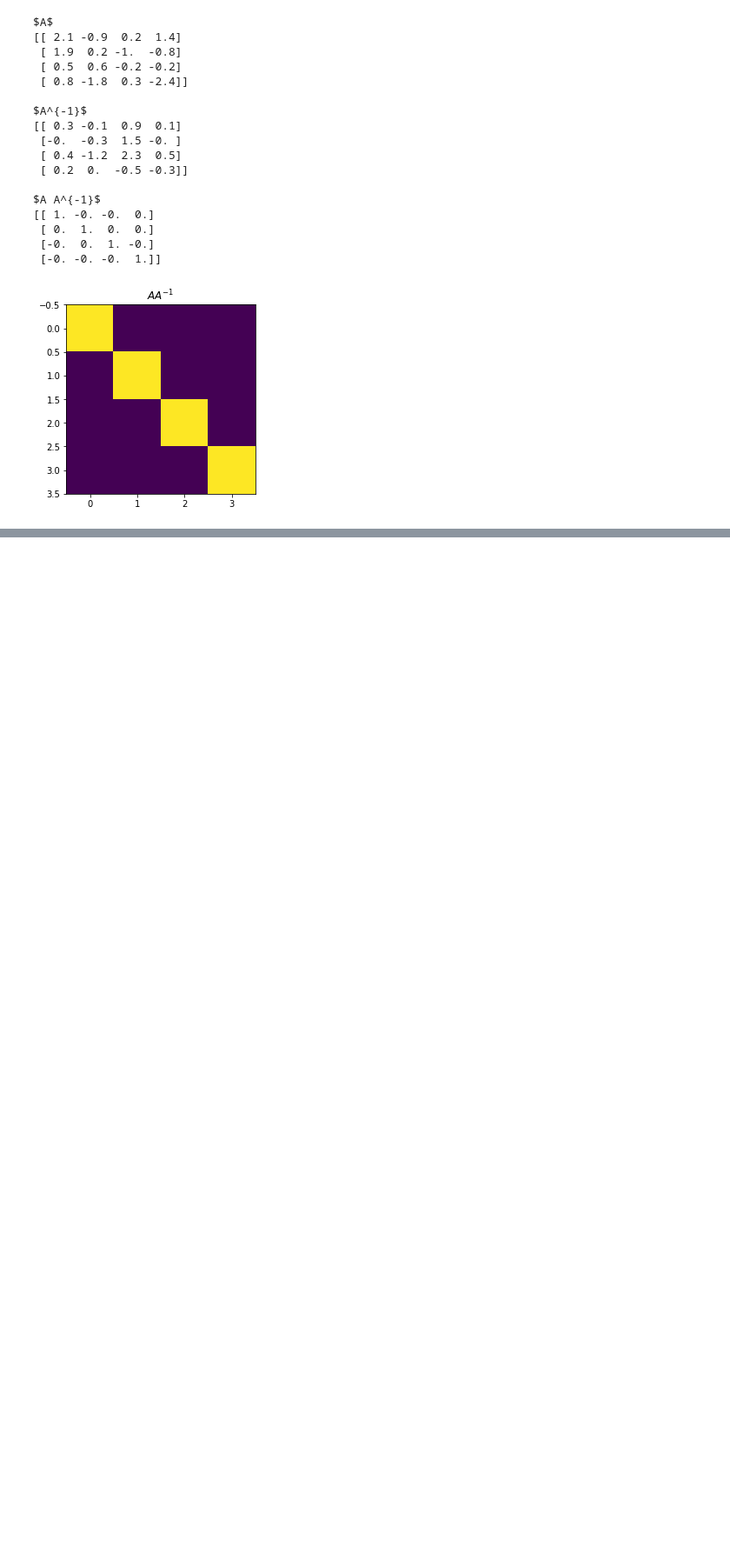
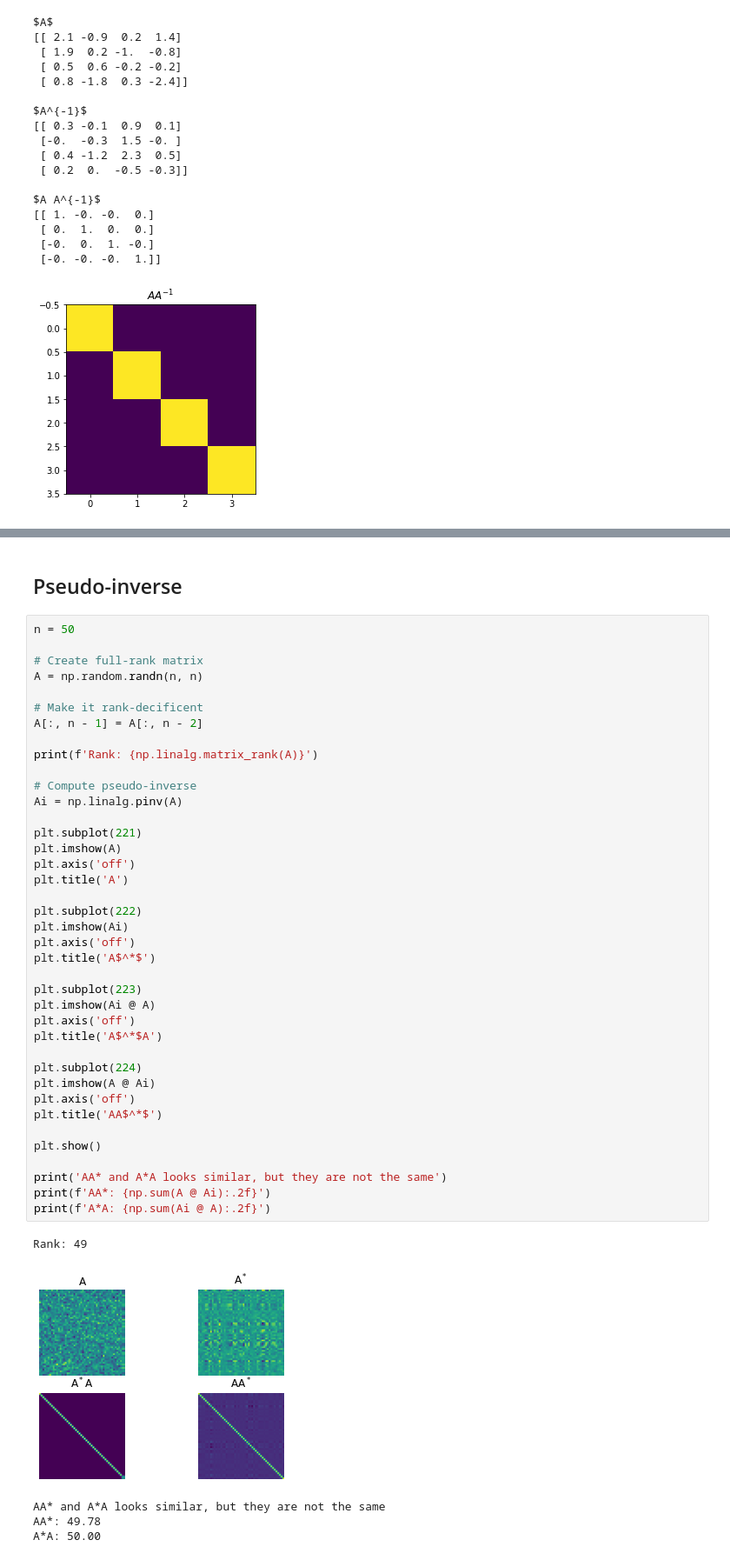
Before and after one commit to yukikitayama/machine-learning, a Jupyter notebook: math/inverse.ipynb, the cells around one changed output, grey strips where cells are left out. Shown at 87% size. Drawn from its saved outputs; the diff is of its cells as text; blank space fills up the shorter version.

```diff
--- a/math/inverse.ipynb
+++ b/math/inverse.ipynb
@@ -121,0 +280,47 @@ $A A^{-1}$
+# %% [markdown]
+## Pseudo-inverse
+# %%
+n = 50
+
+# Create full-rank matrix
+A = np.random.randn(n, n)
+
+# Make it rank-decificent
+A[:, n - 1] = A[:, n - 2]
+
+print(f'Rank: {np.linalg.matrix_rank(A)}')
+
+# Compute pseudo-inverse
+Ai = np.linalg.pinv(A)
+
+plt.subplot(221)
+plt.imshow(A)
+plt.axis('off')
+plt.title('A')
+
+plt.subplot(222)
+plt.imshow(Ai)
+plt.axis('off')
+plt.title('A$^*$')
+
+plt.subplot(223)
+plt.imshow(Ai @ A)
+plt.axis('off')
+plt.title('A$^*$A')
+
+plt.subplot(224)
+plt.imshow(A @ Ai)
+plt.axis('off')
+plt.title('AA$^*$')
+
+plt.show()
+
+print('AA* and A*A looks similar, but they are not the same')
+print(f'AA*: {np.sum(A @ Ai):.2f}')
+print(f'A*A: {np.sum(Ai @ A):.2f}')
+# %% [output]
+Rank: 49
+[figure, added]
+AA* and A*A looks similar, but they are not the same
+AA*: 49.78
+A*A: 50.00
```
Also changed, not shown: parts of 15 cells of this notebook, 3 other files.
